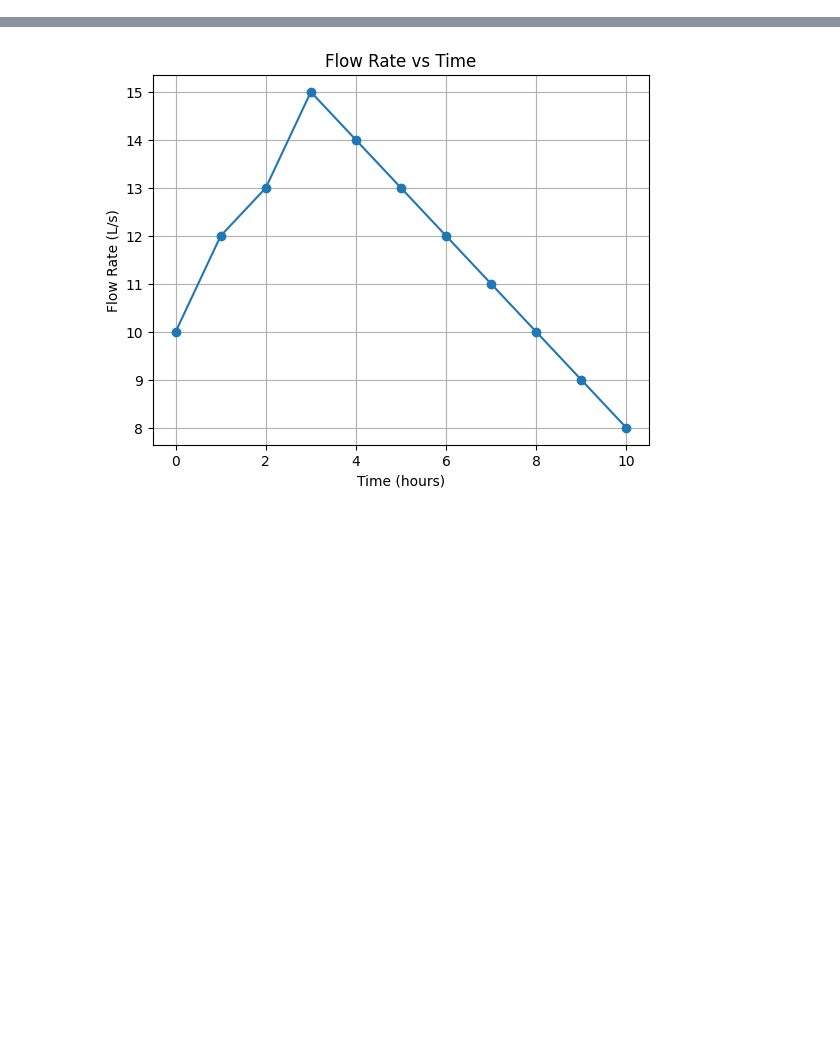
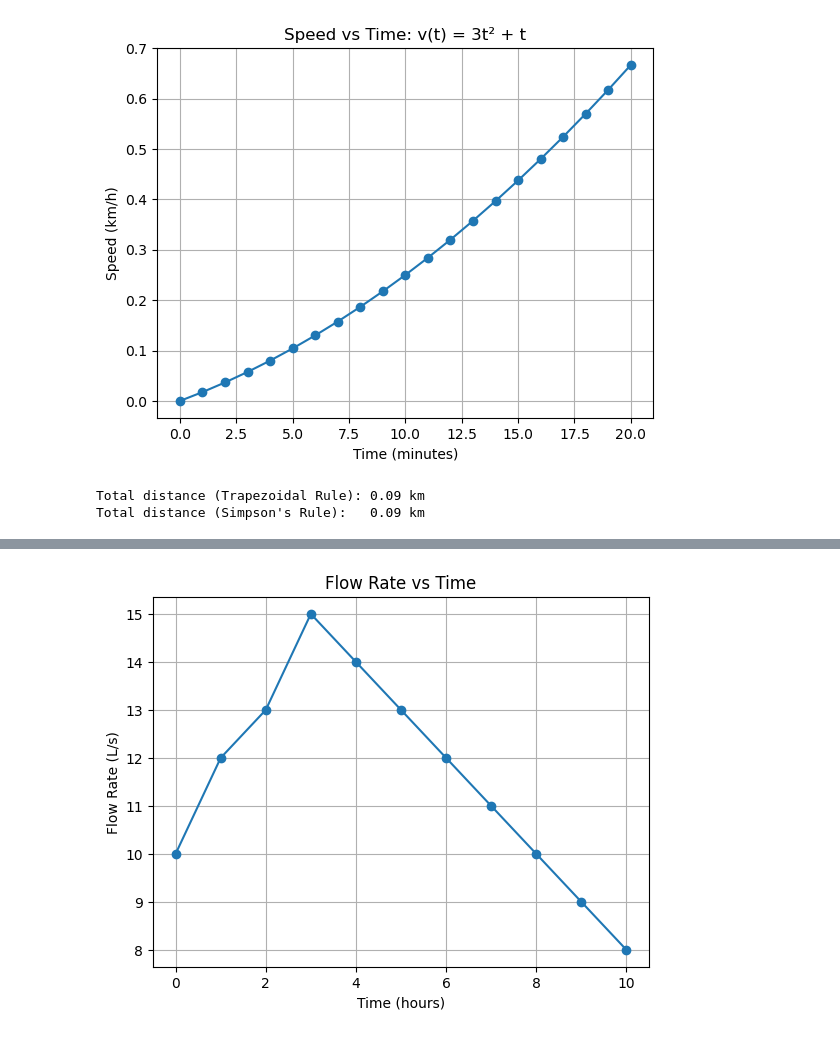
Before and after one commit to ash322ash422/tut_pandas_numpy, a Jupyter notebook: tut_scipy/1_1_integration_and_application.ipynb, the cells around one changed output, grey strips where cells are left out. Cells and saved outputs as stored; diff of their text form; code cells hidden in the pictures; blank space fills up the shorter version.

```diff
--- a/project_python_numpy_scipy_engineering_applications/5_numerical_integration.ipynb
+++ b/tut_scipy/1_1_integration_and_application.ipynb
@@ -54,5 +69,46 @@ print(f'Total distance (Simpson\'s Rule):   {distance_simps:.2f} km')
 Total distance (Trapezoidal Rule): 13.98 km
 Total distance (Simpson's Rule):   14.02 km
+# %%
+# version2: Calculating distance from speed, where speed is given as analytical function: v(t) = 3*t^2 + t, with t in minutes
+
+# Numerical Integration Example
+# Vehicle Distance from Analytical Speed Function
+
+import numpy as np
+import matplotlib.pyplot as plt
+from scipy.integrate import simps
+
+# Time: from 0 to 20 minutes, sampled every minute
+time_minutes = np.arange(0, 21)     # 0 to 20 inclusive
+time_hours = time_minutes / 60.0    # convert minutes to hours
+
+# Speed function: v(t) = 3*t^2 + t, with t in minutes
+# First convert minutes to hours inside v(t)
+# So, v(t) = 3*(t_min/60)^2 + (t_min/60) gives speed in km/h
+
+# Define speed analytically
+speed_kmph = 3 * (time_hours)**2 + time_hours
+
+# Plot speed profile
+plt.plot(time_minutes, speed_kmph, marker='o')
+plt.xlabel('Time (minutes)')
+plt.ylabel('Speed (km/h)')
+plt.title('Speed vs Time: v(t) = 3t² + t')
+plt.grid(True)
+plt.show()
+
+# ---------------------------
+# 1️ Trapezoidal Rule
+distance_trapz = np.trapz(speed_kmph, time_hours)   # km
+print(f'Total distance (Trapezoidal Rule): {distance_trapz:.2f} km')
+
+# 2️ Simpson's Rule
+distance_simps = simps(speed_kmph, time_hours)      # km
+print(f'Total distance (Simpson\'s Rule):   {distance_simps:.2f} km')
+# %% [output]
+[figure, added]
+Total distance (Trapezoidal Rule): 0.09 km
+Total distance (Simpson's Rule):   0.09 km
 # %% [markdown]
 ## APPLICATION2: Flow Rate — Total Volume Calculation
 Field: Mechanical / Civil / Environmental Engineering
```
Also changed, not shown: parts of 6 cells of this notebook, 38 other files.
